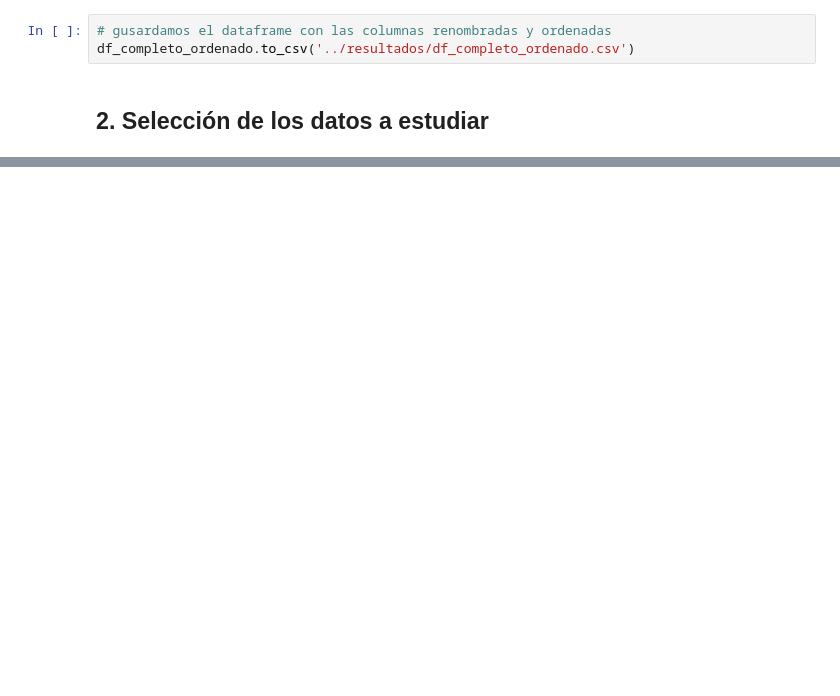
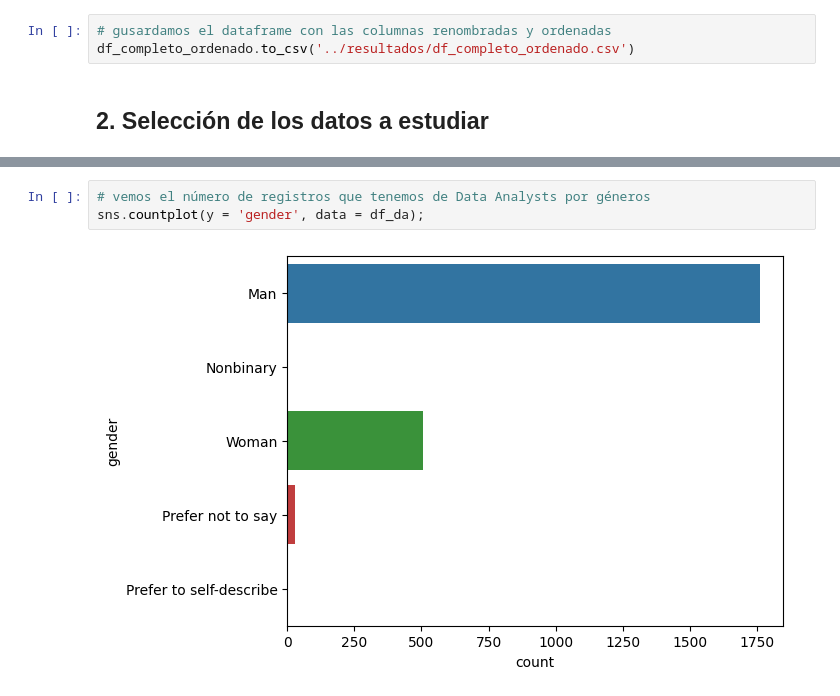
Before and after one commit to MaitaneP/adalab-da-modulo2-proyecto-equipo3, a Jupyter notebook: notebooks/seleccion_datos.ipynb, the cells around one changed output, grey strips where cells are left out. Cells and saved outputs as stored; diff of their text form; blank space fills up the shorter version.

```diff
--- a/notebooks/seleccion_datos.ipynb
+++ b/notebooks/seleccion_datos.ipynb
@@ -415,0 +139,5 @@ plt.show()
+# %%
+# vemos el número de registros que tenemos de Data Analysts por géneros
+sns.countplot(y = 'gender', data = df_da);
+# %% [output]
+[figure, added]
```
Also changed, not shown: parts of 59 cells of this notebook, 6 other files.
